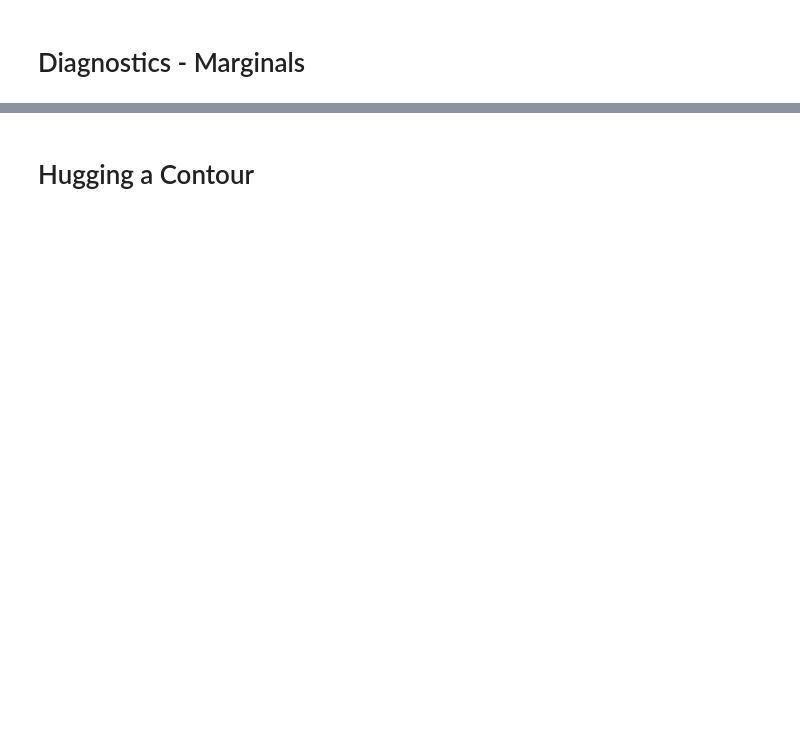
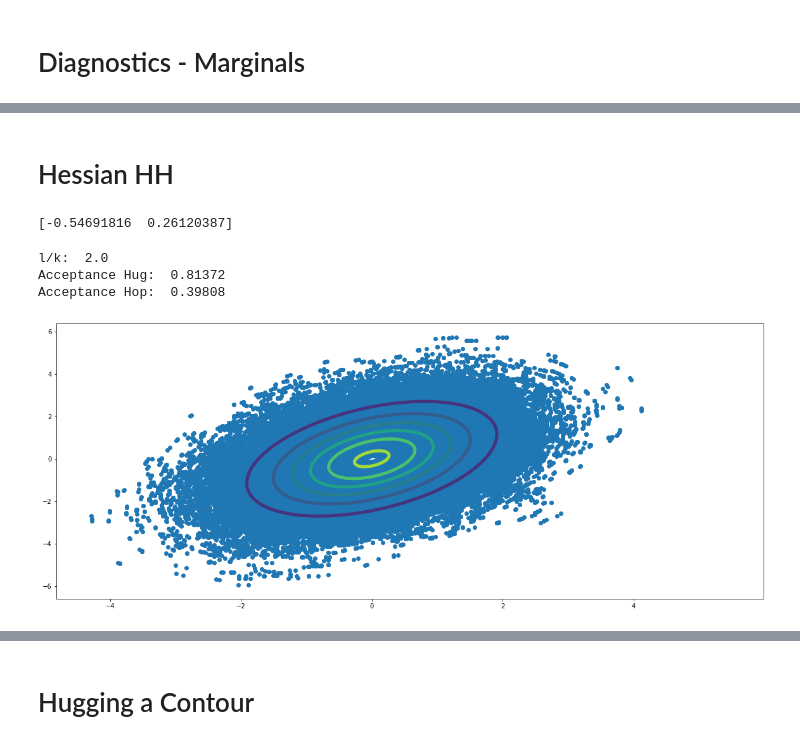
Before and after one commit to MauroCE/ManifoldSampling, a Jupyter notebook: hug and hop.ipynb, the cells around one changed output, grey strips where cells are left out. Drawn from its saved outputs; the diff is of its cells as text; code cells hidden in the pictures; blank space fills up the shorter version.

```diff
--- a/hug and hop.ipynb
+++ b/hug and hop.ipynb
@@ -134,0 +176,12 @@ _ = ax[1].hist(samples[:, 1], density=True, bins=50)
+# %% [markdown]
+# Hessian HH
+# %%
+epsilon=0.1
+try:
+    A = cholesky(some)
+except LinAlgError:
+    vals, L = eigh(-inv(some))
+    epsilon = np.max(np.abs(vals)) + 1e-1
+    S = - L.T @ (np.diag(np.abs(1/vals)) + epsilon*np.eye(2)) @ L
+# %% [output]
+[-0.54691816  0.26120387]
@@ -134,0 +294,47 @@ _ = ax[1].hist(samples[:, 1], density=True, bins=50)
+# %%
+# Estimate covariance matrix from samples
+Sigma_hat = np.cov(samples.T)
+A = cholesky(Sigma_hat).T              ### CHECK THIS A^top A = Sigma
+
+T = 0.1 #3#10.0
+B = 5 #1 #3
+N = 100000
+l = 2.0
+k = 1.0 #0.5
+
+x = target.rvs()
+samplesH = x
+
+acceptance_hug = np.zeros(N)
+acceptance_hop = np.zeros(N)
+
+for i in range(N):
+    # Choose which kernel to use
+    x_hug, v, ahug = hugH(T, B, x, p, target.logpdf, grad_log_pi, Sigma_hat)
+    x, ahop = hopH(x_hug, grad_log_pi, l, k, target.logpdf, A, Sigma_hat)
+    samplesH = np.vstack((samplesH, x_hug))
+    samplesH = np.vstack((samplesH, x))
+    acceptance_hug[i] = ahug
+    acceptance_hop[i] = ahop
+
+print("l/k: ", l/k)
+print("Acceptance Hug: ", np.sum(acceptance_hug) / N)
+print("Acceptance Hop: ", np.sum(acceptance_hop) / N)
+# %% [output]
+l/k:  2.0
+Acceptance Hug:  0.81372
+Acceptance Hop:  0.39808
+# %%
+xlow = -2.0
+xhigh = 6.0
+ylow = -3.0
+yhigh = 5.0
+x, y = np.mgrid[xlow:xhigh:.01, ylow:yhigh:.01]
+pos = np.dstack((x, y))
+
+fig, ax = plt.subplots(figsize=(20, 8))
+ax.contour(x, y, target.pdf(pos), linewidths=5)
+ax.scatter(*samplesH.T)
+plt.show()
+# %% [output]
+[figure, added]
```
Also changed, not shown: parts of 12 cells of this notebook.
